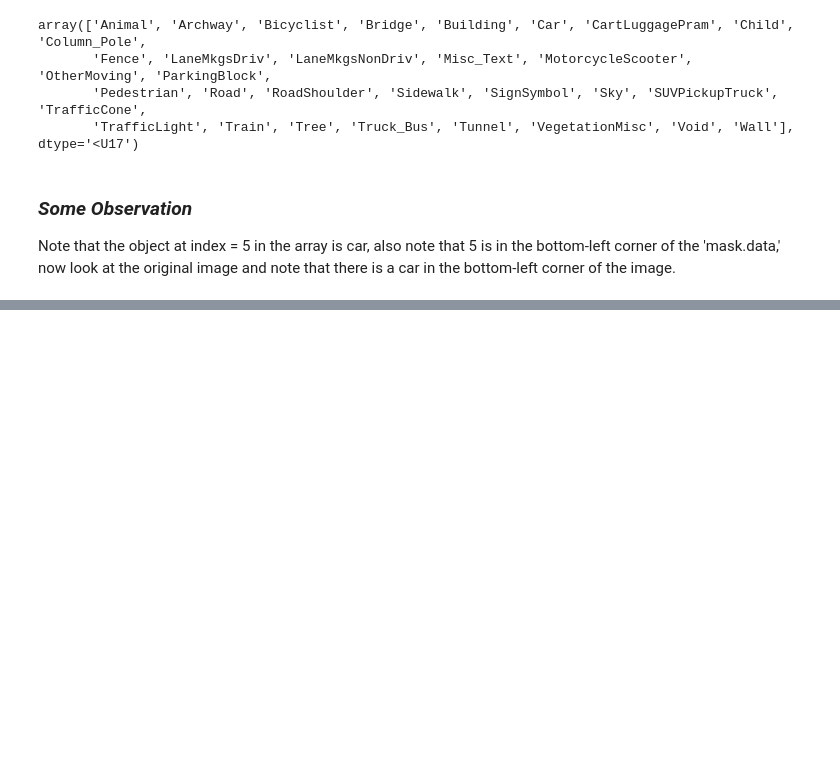
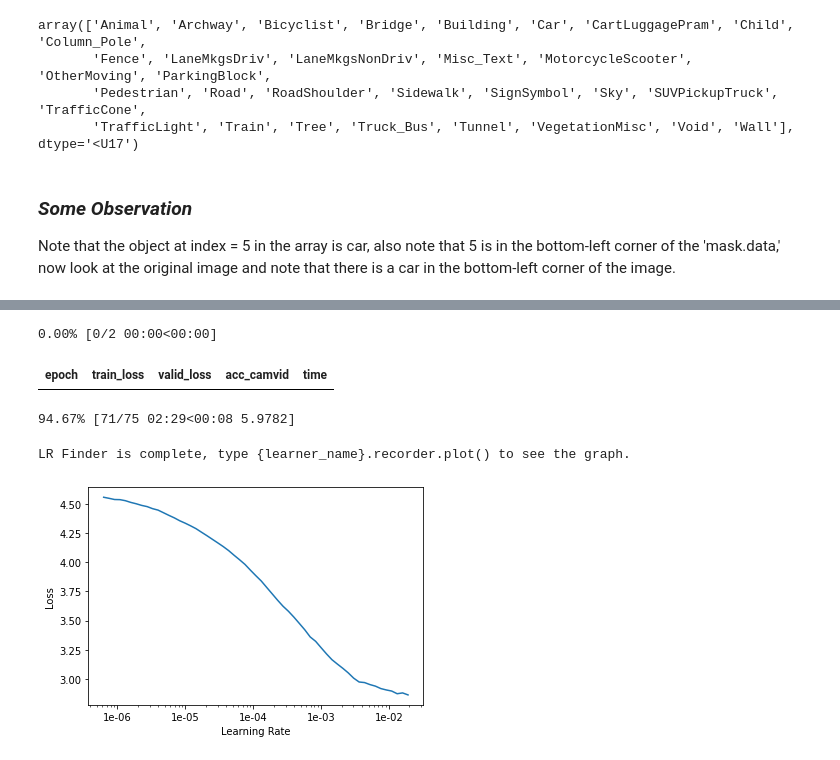
Before and after one commit to thekishanpatel/FastAi, a Jupyter notebook: CamVid.ipynb, the cells around one changed output, grey strips where cells are left out. Drawn from its saved outputs; the diff is of its cells as text; code cells hidden in the pictures; blank space fills up the shorter version.

```diff
--- a/CamVid.ipynb
+++ b/CamVid.ipynb
@@ -110,0 +114,22 @@ data.show_batch(2, figsize=(10,10))
+# %%
+code_name = {k:v for v,k in enumerate(label_ids)}
+void_code = code_name['Void'] # Some Pixels are Blanks
+
+def acc_camvid(input, target):
+  target = target.squeeze(1)
+  mask = target != void_code
+  return (input.argmax(dim=1)[mask]==target[mask]).float().mean()
+metrics = acc_camvid
+# %%
+wd = 1e-2 # Weight Decay for Regularization
+# %%
+learner = unet_learner(data, models.resnet34, metrics = metrics, wd = wd, bottle = True)
+# %%
+lr_find(learner)
+learner.recorder.plot()
+# %% [output]
+0.00% [0/2 00:00<00:00]
+| epoch | train_loss | valid_loss | acc_camvid | time |
+94.67% [71/75 02:29<00:08 5.9782]
+LR Finder is complete, type {learner_name}.recorder.plot() to see the graph.
+[figure, added]
```
Also changed, not shown: parts of 31 cells of this notebook.
